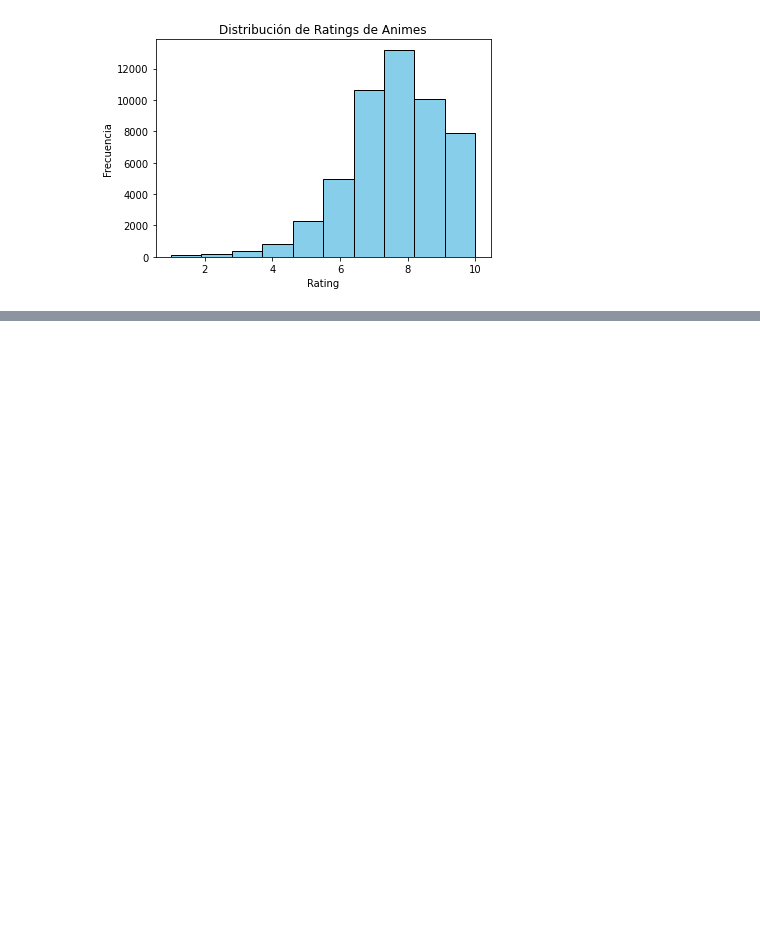
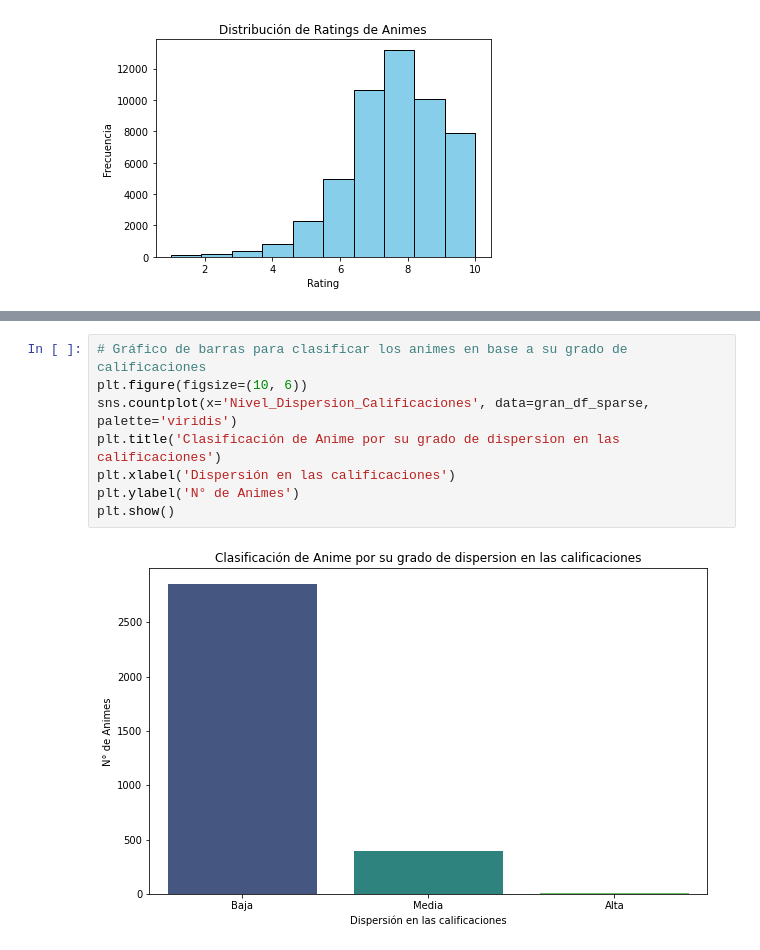
Before and after one commit to VAMarques/Proyecto-Grupo-12, a Jupyter notebook: demo Benjamin/exploratorio_final.ipynb, the cells around one changed output, grey strips where cells are left out. Saved outputs shown, nothing was run; the diff lists cells and outputs as text; blank space fills up the shorter version.

```diff
--- a/demo Benjamin/exploratorio_final.ipynb
+++ b/demo Benjamin/exploratorio_final.ipynb
@@ -139,0 +165,10 @@ rango_dispersion_calificaciones = [0, 2, 4]
+# %%
+# Gráfico de barras para clasificar los animes en base a su grado de calificaciones
+plt.figure(figsize=(10, 6))
+sns.countplot(x='Nivel_Dispersion_Calificaciones', data=gran_df_sparse, palette='viridis')
+plt.title('Clasificación de Anime por su grado de dispersion en las calificaciones')
+plt.xlabel('Dispersión en las calificaciones')
+plt.ylabel('N° de Animes')
+plt.show()
+# %% [output]
+[figure, added]
```
Also changed, not shown: parts of 17 cells of this notebook.
